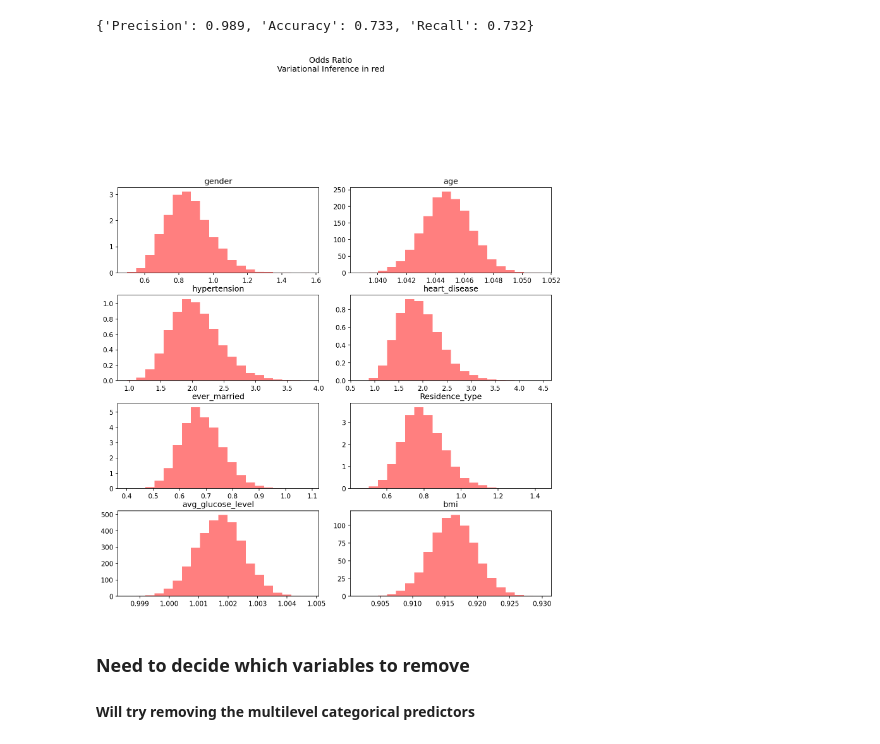
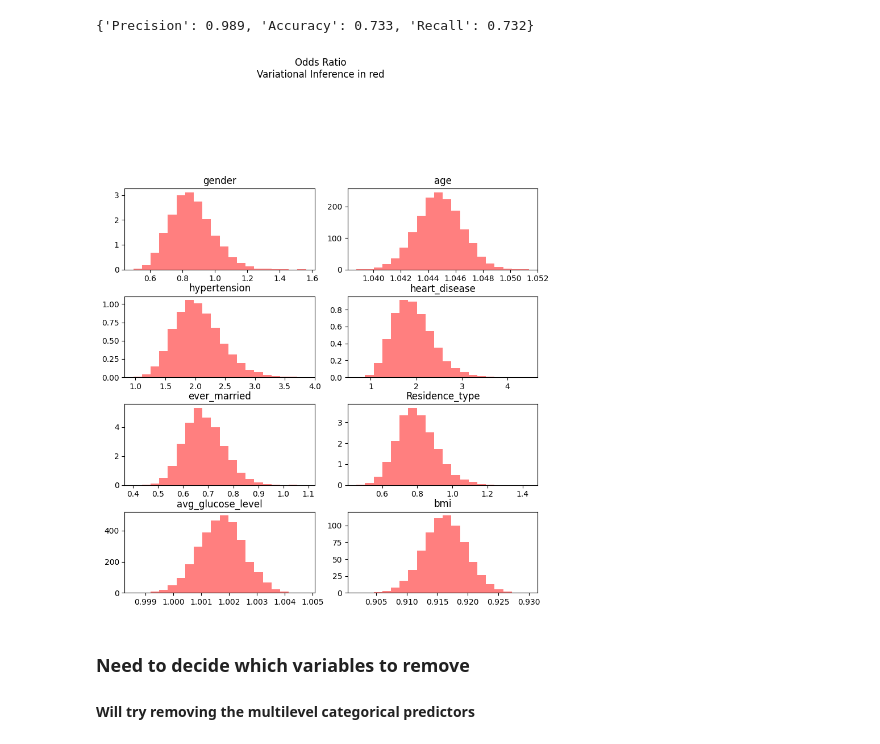
Before and after one commit to Griffin-McCauley/stroke-analysis-bayes, a Jupyter notebook: Stroke Analysis.ipynb, the cells around one changed output. Saved outputs shown, nothing was run; the diff lists cells and outputs as text; code cells hidden in the pictures.

```diff
--- a/Stroke Analysis.ipynb
+++ b/Stroke Analysis.ipynb
@@ -223,6 +196,8 @@ Sampling 4 chains for 1_000 tune and 10_000 draw iterations (4_000 + 40_000 draw
 # %%
-# full_trace_fpath = 'full_trace.nc'
+# saving and reading trace results
+
+full_trace_fpath = 'full_trace.nc'
 # full_trace.to_netcdf(full_trace_fpath)
 
 # uncomment to read trace from file:
-# full_trace = az.from_netcdf(filepath)
+full_trace = az.from_netcdf(full_trace_fpath)
@@ -317,15 +298,14 @@ get_rates(cm)
  [  2  33]]
 {'Precision': 0.997, 'Accuracy': 0.713, 'Recall': 0.704}
 # %%
-# Odds ratio for all parameters (HMC)
-
+# Odds ratio for all parameters (Full model)
 # Odds ratio = pr() / 1 - pr()
 
 full_betas = full_trace.posterior['β']
 full_predictor_cols = list(X_train.columns)
 k = len(full_predictor_cols)
 
-fig, axes = plt.subplots(nrows = 4, ncols = 2, figsize = (10, 12), dpi = 150, constrained_layout = False)
+fig, axes = plt.subplots(nrows = 4, ncols = 2, figsize = (8, 10), dpi = 100, constrained_layout = False)
 
 for ax, estimate_sample, title, xlabel in zip(
     axes.ravel(),
@@ -424,27 +383,3 @@ arviz - WARNING - Shape validation failed: input_shape: (1, 10000), minimum_shap
 | β[7] | -0.09 | 0.00 | -0.09 | -0.08 | 0.0 | 0.0 | 9985.12 | 9756.59 | NaN |
 # %% [markdown]
 The summary table for the ADVI trace indicates that more of the variables are statistically significant than just 'age' and 'hypertension' as the HMC sampling trace suggests.
-# %%
-a = full_advi_trace.posterior['α'].mean(axis=1).mean(axis=0).to_numpy()
-b = full_advi_trace.posterior['β'].mean(axis=1).mean(axis=0).to_numpy()
-
-m = a + X_test.dot(b)
-p = inv_logit(m)
-
-t = np.linspace(0,1,101)
-accuracies = np.full(len(t), None)
-TPs = np.full(len(t), None)
-FPs = np.full(len(t), None)
-TNs = np.full(len(t), None)
-FNs = np.full(len(t), None)
-for i in range(len(t)):
-    y_hat = (p>=t[i]).astype(int)
-    accuracies[i] = sum(y_hat == y_test)/len(y_test)
-    TPs[i] = sum(np.all([y_hat == 1, y_test == 1], axis=0))
-    FPs[i] = sum(np.all([y_hat == 1, y_test == 0], axis=0))
-    TNs[i] = sum(np.all([y_hat == 0, y_test == 0], axis=0))
-    FNs[i] = sum(np.all([y_hat == 0, y_test == 1], axis=0))
-
-t_star = t[np.argmin(FPs + 50*FNs)]
-print('Optimal Threshold:', t_star)
-sum((p>=t_star).astype(int) == y_test)/len(y_test)
@@ -476,32 +421,31 @@ get_rates(cm)
  [  8  27]]
 {'Precision': 0.989, 'Accuracy': 0.733, 'Recall': 0.732}
 # %%
-# Odds ratio for all parameters (ADVI)
-
+# Odds ratio for all parameters (Full Model ADVI)
 # Odds ratio = pr() / 1 - pr()
 
 full_advi_betas = full_advi_trace.posterior['β']
 full_predictor_cols = list(X_train.columns)
 k = len(full_predictor_cols)
 
-fig, axes = plt.subplots(nrows = 4, ncols = 2, figsize = (10, 12), dpi = 150, constrained_layout = False)
+fig, axes = plt.subplots(nrows = 4, ncols = 2, figsize = (8, 10), dpi = 100, constrained_layout = False)
 
 for ax, estimate_advi, title, xlabel in zip(
     axes.ravel(),
     [full_advi_betas[:,:,i] for i in range(k)],
     full_predictor_cols,
     full_predictor_cols):
 
     OR_advi = np.mean(estimate_advi, axis=0)
     ax.hist(np.exp(OR_advi), bins=20, density=True, color = 'red', alpha = 0.5)
     ax.set_title(title, fontsize=12)
 
 plt.suptitle('Odds Ratio\nVariational Inference in red')
 plt.tight_layout()
 plt.subplots_adjust(top = 0.75)
 plt.show()
 # %% [output]
-[figure, old version]
+[figure, new version]
 # %% [markdown]
 ### Need to decide which variables to remove
 
```
Also changed, not shown: parts of 68 cells of this notebook.
